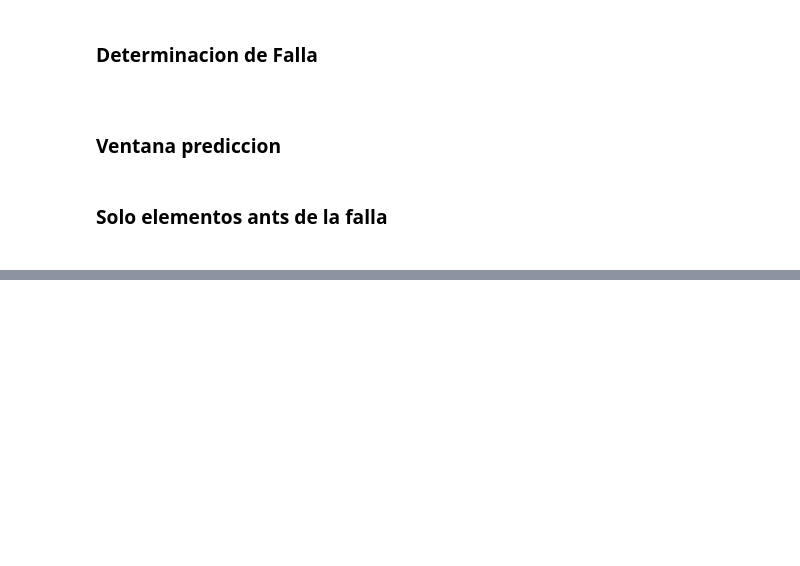
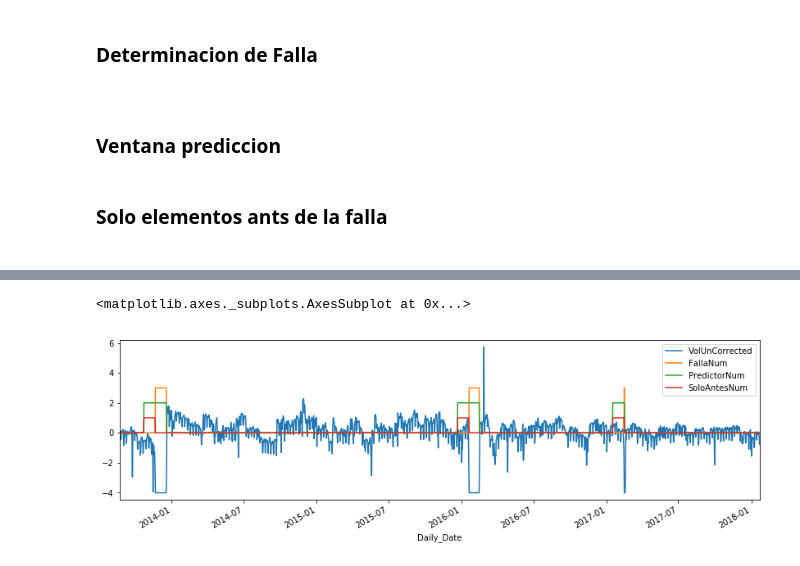
Before and after one commit to andresenrique08/CDA_Project, a Jupyter notebook: Entrega_final/etiquetado.ipynb, the cells around one changed output, grey strips where cells are left out. Saved outputs shown, nothing was run; the diff lists cells and outputs as text; code cells hidden in the pictures; blank space fills up the shorter version.

```diff
--- a/Entrega_final/etiquetado.ipynb
+++ b/Entrega_final/etiquetado.ipynb
@@ -147,0 +229,6 @@ fig=datframe.set_index(keys='Daily_Date')[fecha][['VolUnCorrected','FallaNum', '
+# %%
+sal = etiquetado(id_sitio=151)
+sal.set_index(keys='Daily_Date')[['VolUnCorrected','FallaNum', 'PredictorNum','SoloAntesNum']].plot(figsize = (14,4))
+# %% [output]
+<matplotlib.axes._subplots.AxesSubplot at 0x...>
+[figure, added]
```
Also changed, not shown: parts of 18 cells of this notebook.
